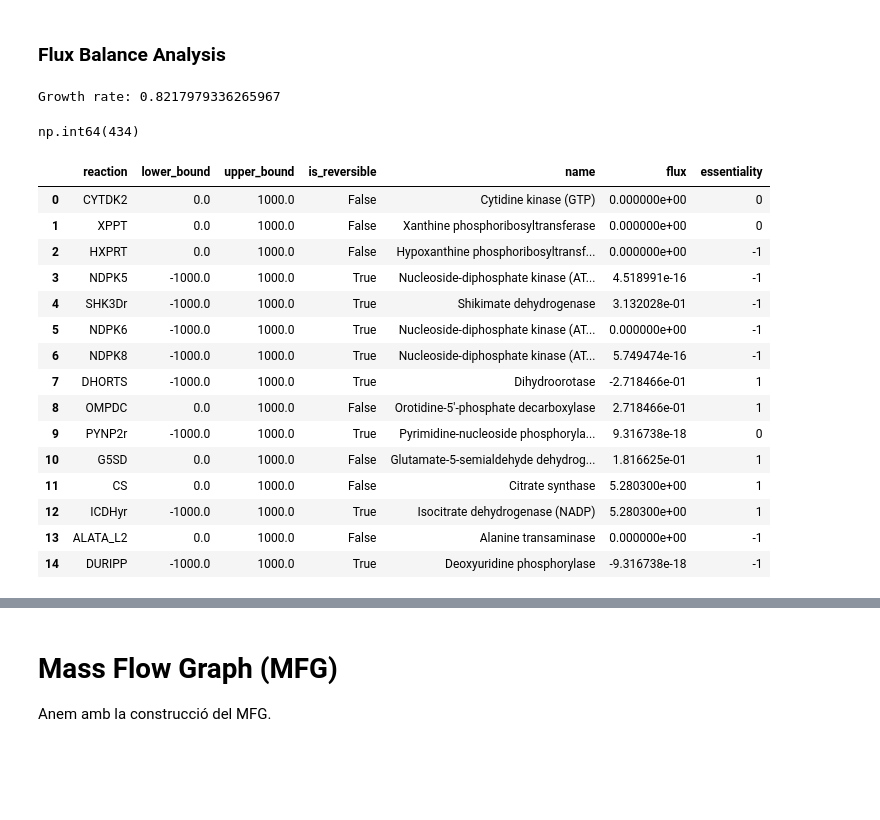
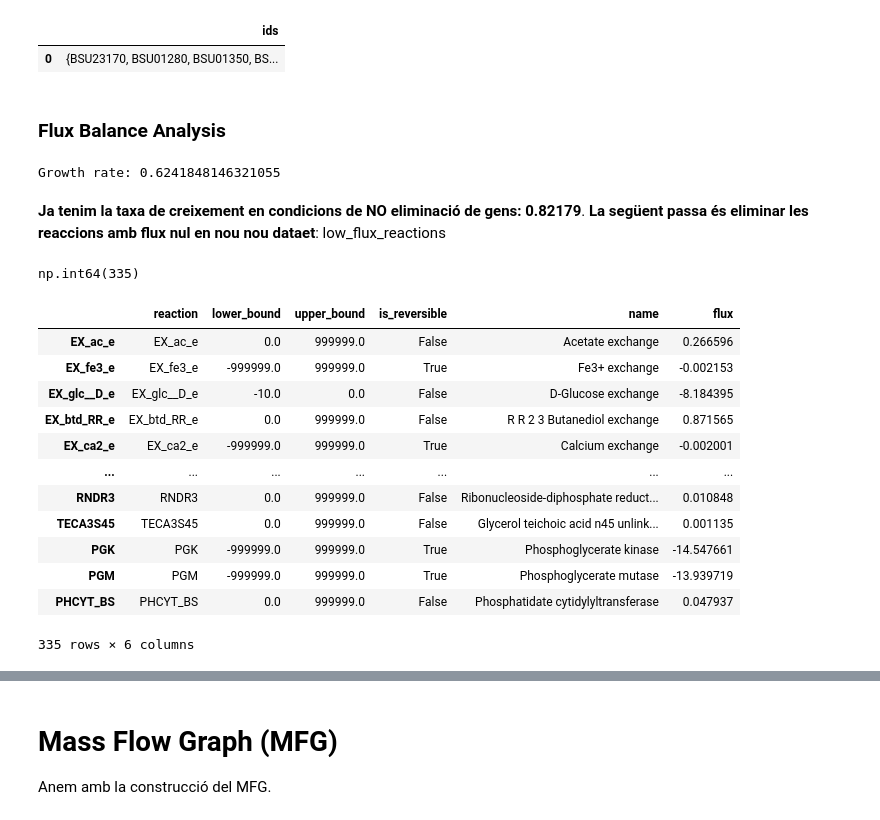
Before and after one commit to MiquelAngelLlauger-Cdm/TFG2, a Jupyter notebook: proves_jupiter/Ecoli_MFG.ipynb, the cells around one changed output, grey strips where cells are left out. Saved outputs shown, nothing was run; the diff lists cells and outputs as text; code cells hidden in the pictures; blank space fills up the shorter version.

```diff
--- a/proves_jupiter/Ecoli_MFG.ipynb
+++ b/proves_jupiter/Ecoli_MFG.ipynb
@@ -34,5 +29,5 @@ La següent passa és afegir la reacció de BIOMASSA segons l'excel de l'article
 # %%
-model_path = "iML1515.json"
+model_path = "iYO844.json"
 model = cobra.io.load_json_model(model_path)
 print(f"Model: {model.id}")
 print(f"Number of reactions: {len(model.reactions)}")
@@ -65,19 +72,21 @@ essentials_df = pd.DataFrame({"ids": [set(essentials["Gene"])]})
+# %%
+data = pd.read_csv("Bacillus subtilis subsp. subtilis str. 168_genes.csv")
+bacillus_ground_truth = data[['locus', 'essentiality']].copy()
+essentials = bacillus_ground_truth[bacillus_ground_truth['essentiality'] =='E']
+essentials_df = pd.DataFrame({"ids": [set(essentials["locus"])]})
+essentials_df
+# %% [output]
+|  | ids |
+| 0 | {BSU23170, BSU01280, BSU01350, BS... |
 # %% [markdown]
 ### Flux Balance Analysis
 # %%
-# Aerobic growth with glucose as sole carbon source:
+# Creixement aeròbic en glucosa
 model.reactions.EX_glc__D_e.bounds = (-10, 0)
 model.reactions.EX_o2_e.bounds = (-20, 0)
-model.reactions.ARAI.bounds = (0,1000)
-model.reactions.RBK_L1.bounds = (0,1000)
-model.reactions.RMPA.bounds = (0,0)
-model.reactions.LYXI.bounds = (0,0)
-model.reactions.RMI.bounds = (0,0)
-model.reactions.RMK.bounds = (0,0)
-model.reactions.LACZ.bounds = (0,0)
 
 # Definim funció objectiu per a l'optimització
-model.objective = 'BIOMASS_Ec_iML1515_core_75p37M'
+#model.objective = 'BIOMASS_Ec_iML1515_core_75p37M'
 
 # FBA
 solution = model.optimize()
@@ -85,43 +94,49 @@ solution = model.optimize()
 #Vegem les solucions
 print(f"Growth rate: {solution.objective_value}")
 # %% [output]
-Growth rate: 0.8217979336265967
+Growth rate: 0.6241848146321055
+# %% [markdown]
+**Ja tenim la taxa de creixement en condicions de NO eliminació de gens: 0.82179**.
+**La següent passa és eliminar les reaccions amb flux nul en nou nou dataet**: low_flux_reactions
+# %%
+solution = model.optimize()
 # %%
 v = solution.fluxes
 num_near_zero = np.sum(np.abs(v) > 1e-10)
 num_near_zero
 # %% [output]
-np.int64(434)
+np.int64(335)
 # %%
 bounds_df = pd.DataFrame({
     'reaction': [r.id for r in model.reactions],
     'lower_bound': [r.lower_bound for r in model.reactions],
     'upper_bound': [r.upper_bound for r in model.reactions],
     'is_reversible': [reaction.lower_bound < 0 and reaction.upper_bound > 0 for reaction in model.reactions],
     'name': [r.name for r in model.reactions],
     'flux': v
 })
-bounds_df.head(30)
-
-# Merge with bounds_df to add essentiality labels
-bounds_df = bounds_df.merge(reaction_essentials_df, on="reaction", how="left")
-# Show the updated dataset
+#bounds_df = bounds_df.merge(reaction_essentials_df, on="reaction", how="left")
 bounds_df.to_csv('bounds.csv')
-bounds_df.head(15)
+#Eliminarem les reaccions amb un flux molt proper a 0, ja que el resultat són nodes desconnectats a la xarxa
+low_flux_reactions_df =  bounds_df[bounds_df["flux"].abs() > 1e-10]
+low_flux_reactions = bounds_df[bounds_df["flux"].abs()> 1e-10]["reaction"].tolist()
+reaction_indices = [i for i, r in enumerate(bounds_df["reaction"]) if r in low_flux_reactions]
+S_reduced = S[:, reaction_indices]
+S_reduced_df = pd.DataFrame(S_reduced, columns=low_flux_reactions)
+low_flux_reactions_df
+low_flux = low_flux_reactions_df[['flux']]
+low_flux_reactions_df
 # %% [output]
-|  | reaction | lower_bound | upper_bound | is_reversible | name | flux | essentiality |
-| 0 | CYTDK2 | 0.0 | 1000.0 | False | Cytidine kinase (GTP) | 0.000000e+00 | 0 |
-| 1 | XPPT | 0.0 | 1000.0 | False | Xanthine phosphoribosyltransferase | 0.000000e+00 | 0 |
-| 2 | HXPRT | 0.0 | 1000.0 | False | Hypoxanthine phosphoribosyltransf... | 0.000000e+00 | -1 |
-| 3 | NDPK5 | -1000.0 | 1000.0 | True | Nucleoside-diphosphate kinase (AT... | 4.518991e-16 | -1 |
-| 4 | SHK3Dr | -1000.0 | 1000.0 | True | Shikimate dehydrogenase | 3.132028e-01 | -1 |
-| 5 | NDPK6 | -1000.0 | 1000.0 | True | Nucleoside-diphosphate kinase (AT... | 0.000000e+00 | -1 |
-| 6 | NDPK8 | -1000.0 | 1000.0 | True | Nucleoside-diphosphate kinase (AT... | 5.749474e-16 | -1 |
-| 7 | DHORTS | -1000.0 | 1000.0 | True | Dihydroorotase | -2.718466e-01 | 1 |
-| 8 | OMPDC | 0.0 | 1000.0 | False | Orotidine-5'-phosphate decarboxylase | 2.718466e-01 | 1 |
-| 9 | PYNP2r | -1000.0 | 1000.0 | True | Pyrimidine-nucleoside phosphoryla... | 9.316738e-18 | 0 |
-| 10 | G5SD | 0.0 | 1000.0 | False | Glutamate-5-semialdehyde dehydrog... | 1.816625e-01 | 1 |
-| 11 | CS | 0.0 | 1000.0 | False | Citrate synthase | 5.280300e+00 | 1 |
-| 12 | ICDHyr | -1000.0 | 1000.0 | True | Isocitrate dehydrogenase (NADP) | 5.280300e+00 | 1 |
-| 13 | ALATA_L2 | 0.0 | 1000.0 | False | Alanine transaminase | 0.000000e+00 | -1 |
-| 14 | DURIPP | -1000.0 | 1000.0 | True | Deoxyuridine phosphorylase | -9.316738e-18 | -1 |
+|  | reaction | lower_bound | upper_bound | is_reversible | name | flux |
+| EX_ac_e | EX_ac_e | 0.0 | 999999.0 | False | Acetate exchange | 0.266596 |
+| EX_fe3_e | EX_fe3_e | -999999.0 | 999999.0 | True | Fe3+ exchange | -0.002153 |
+| EX_glc__D_e | EX_glc__D_e | -10.0 | 0.0 | False | D-Glucose exchange | -8.184395 |
+| EX_btd_RR_e | EX_btd_RR_e | 0.0 | 999999.0 | False | R R 2 3 Butanediol exchange | 0.871565 |
+| EX_ca2_e | EX_ca2_e | -999999.0 | 999999.0 | True | Calcium exchange | -0.002001 |
+| ... | ... | ... | ... | ... | ... | ... |
+| RNDR3 | RNDR3 | 0.0 | 999999.0 | False | Ribonucleoside-diphosphate reduct... | 0.010848 |
+| TECA3S45 | TECA3S45 | 0.0 | 999999.0 | False | Glycerol teichoic acid n45 unlink... | 0.001135 |
+| PGK | PGK | -999999.0 | 999999.0 | True | Phosphoglycerate kinase | -14.547661 |
+| PGM | PGM | -999999.0 | 999999.0 | True | Phosphoglycerate mutase | -13.939719 |
+| PHCYT_BS | PHCYT_BS | 0.0 | 999999.0 | False | Phosphatidate cytidylyltransferase | 0.047937 |
+335 rows × 6 columns
```
Also changed, not shown: parts of 56 cells of this notebook, 9 other files.
